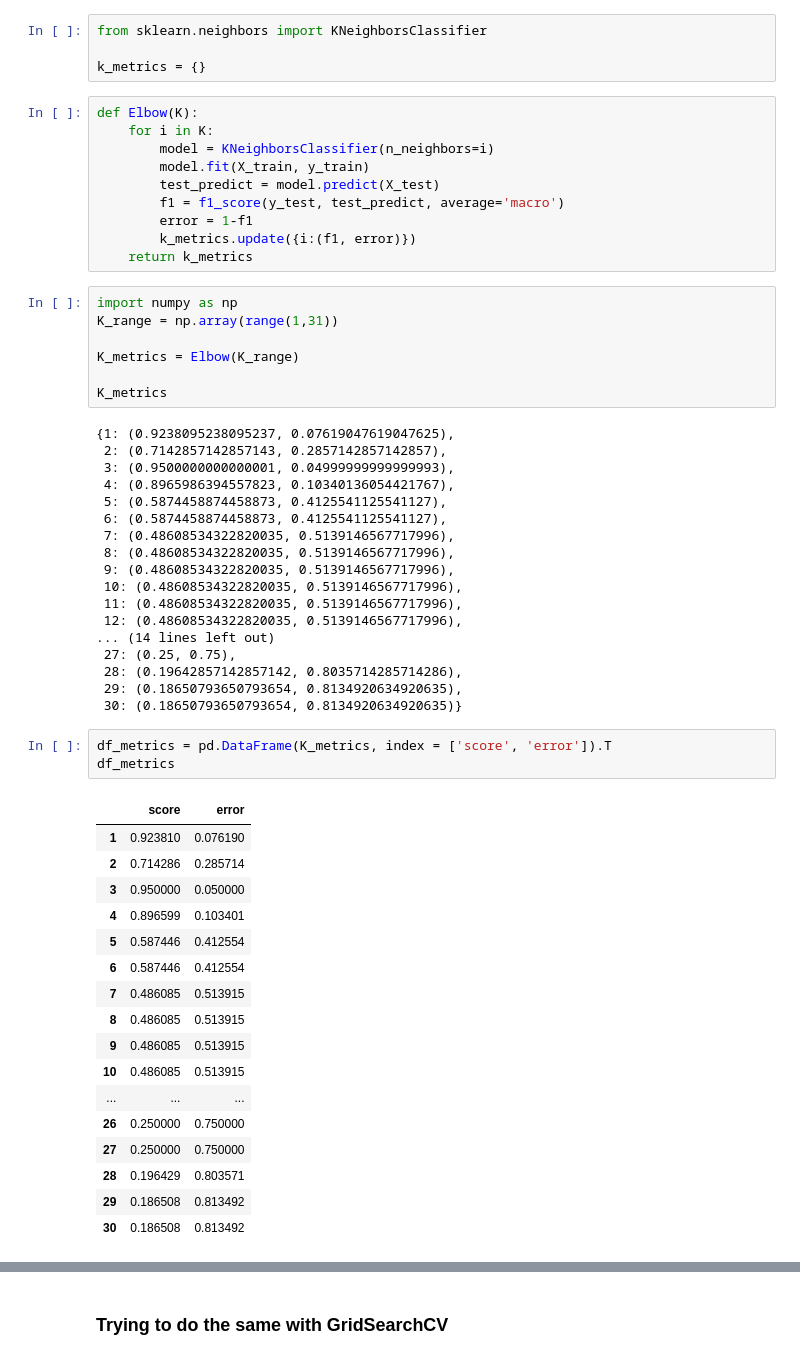
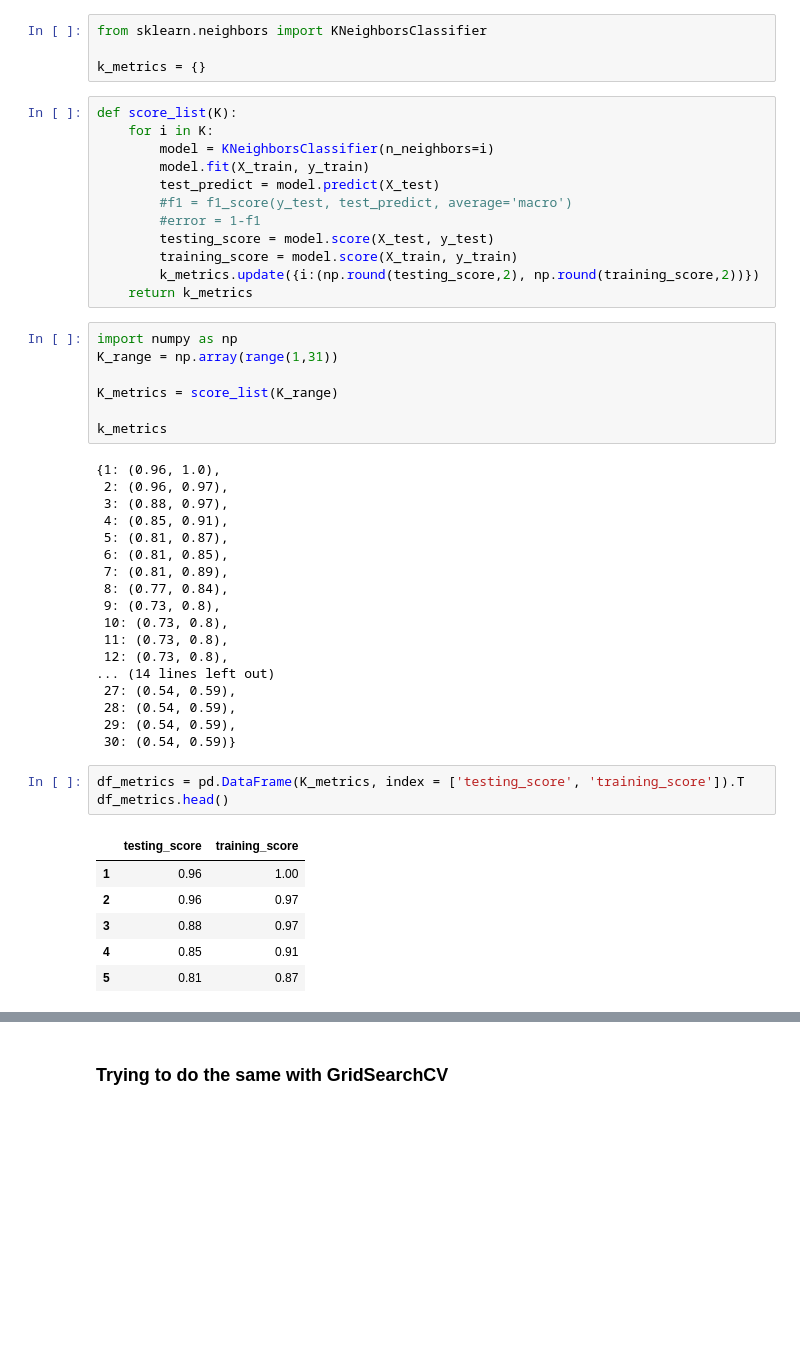
Before and after one commit to Shubhi-Varshney/ExcelR-ML-Assignments, a Jupyter notebook: KNN_Zoo_Assignment.ipynb, the cells around one changed output, grey strips where cells are left out. Saved outputs shown, nothing was run; the diff lists cells and outputs as text; blank space fills up the shorter version.

```diff
--- a/KNN_Zoo_Assignment.ipynb
+++ b/KNN_Zoo_Assignment.ipynb
@@ -60,58 +60,49 @@ from sklearn.neighbors import KNeighborsClassifier
 
 k_metrics = {}
 # %%
-def Elbow(K):
+def score_list(K):
     for i in K:
         model = KNeighborsClassifier(n_neighbors=i)
         model.fit(X_train, y_train)
         test_predict = model.predict(X_test)
-        f1 = f1_score(y_test, test_predict, average='macro')
-        error = 1-f1
-        k_metrics.update({i:(f1, error)})
+        #f1 = f1_score(y_test, test_predict, average='macro')
+        #error = 1-f1
+        testing_score = model.score(X_test, y_test)
+        training_score = model.score(X_train, y_train)
+        k_metrics.update({i:(np.round(testing_score,2), np.round(training_score,2))})
     return k_metrics
 # %%
 import numpy as np
 K_range = np.array(range(1,31))
 
-K_metrics = Elbow(K_range)
+K_metrics = score_list(K_range)
 
-K_metrics
+k_metrics
 # %% [output]
-{1: (0.9238095238095237, 0.07619047619047625),
- 2: (0.7142857142857143, 0.2857142857142857),
- 3: (0.9500000000000001, 0.04999999999999993),
- 4: (0.8965986394557823, 0.10340136054421767),
- 5: (0.5874458874458873, 0.4125541125541127),
- 6: (0.5874458874458873, 0.4125541125541127),
- 7: (0.48608534322820035, 0.5139146567717996),
- 8: (0.48608534322820035, 0.5139146567717996),
- 9: (0.48608534322820035, 0.5139146567717996),
- 10: (0.48608534322820035, 0.5139146567717996),
- 11: (0.48608534322820035, 0.5139146567717996),
- 12: (0.48608534322820035, 0.5139146567717996),
+{1: (0.96, 1.0),
+ 2: (0.96, 0.97),
+ 3: (0.88, 0.97),
+ 4: (0.85, 0.91),
+ 5: (0.81, 0.87),
+ 6: (0.81, 0.85),
+ 7: (0.81, 0.89),
+ 8: (0.77, 0.84),
+ 9: (0.73, 0.8),
+ 10: (0.73, 0.8),
+ 11: (0.73, 0.8),
+ 12: (0.73, 0.8),
 ... (14 lines left out)
- 27: (0.25, 0.75),
- 28: (0.19642857142857142, 0.8035714285714286),
- 29: (0.18650793650793654, 0.8134920634920635),
- 30: (0.18650793650793654, 0.8134920634920635)}
+ 27: (0.54, 0.59),
+ 28: (0.54, 0.59),
+ 29: (0.54, 0.59),
+ 30: (0.54, 0.59)}
 # %%
-df_metrics = pd.DataFrame(K_metrics, index = ['score', 'error']).T
-df_metrics
+df_metrics = pd.DataFrame(K_metrics, index = ['testing_score', 'training_score']).T
+df_metrics.head()
 # %% [output]
-|  | score | error |
-| 1 | 0.923810 | 0.076190 |
-| 2 | 0.714286 | 0.285714 |
-| 3 | 0.950000 | 0.050000 |
-| 4 | 0.896599 | 0.103401 |
-| 5 | 0.587446 | 0.412554 |
-| 6 | 0.587446 | 0.412554 |
-| 7 | 0.486085 | 0.513915 |
-| 8 | 0.486085 | 0.513915 |
-| 9 | 0.486085 | 0.513915 |
-| 10 | 0.486085 | 0.513915 |
-| ... | ... | ... |
-| 26 | 0.250000 | 0.750000 |
-| 27 | 0.250000 | 0.750000 |
-| 28 | 0.196429 | 0.803571 |
-| 29 | 0.186508 | 0.813492 |
-| 30 | 0.186508 | 0.813492 |
+|  | testing_score | training_score |
+| 1 | 0.96 | 1.00 |
+| 2 | 0.96 | 0.97 |
+| 3 | 0.88 | 0.97 |
+| 4 | 0.85 | 0.91 |
+| 5 | 0.81 | 0.87 |
```
Also changed, not shown: parts of 7 cells of this notebook, 8 other files.
